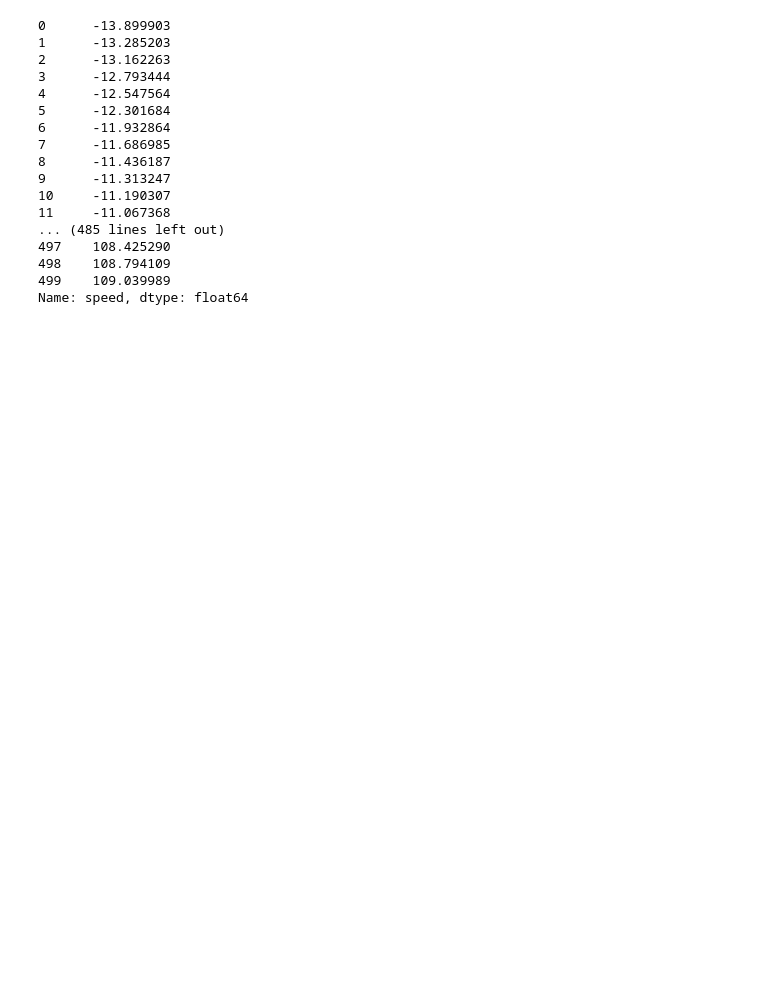
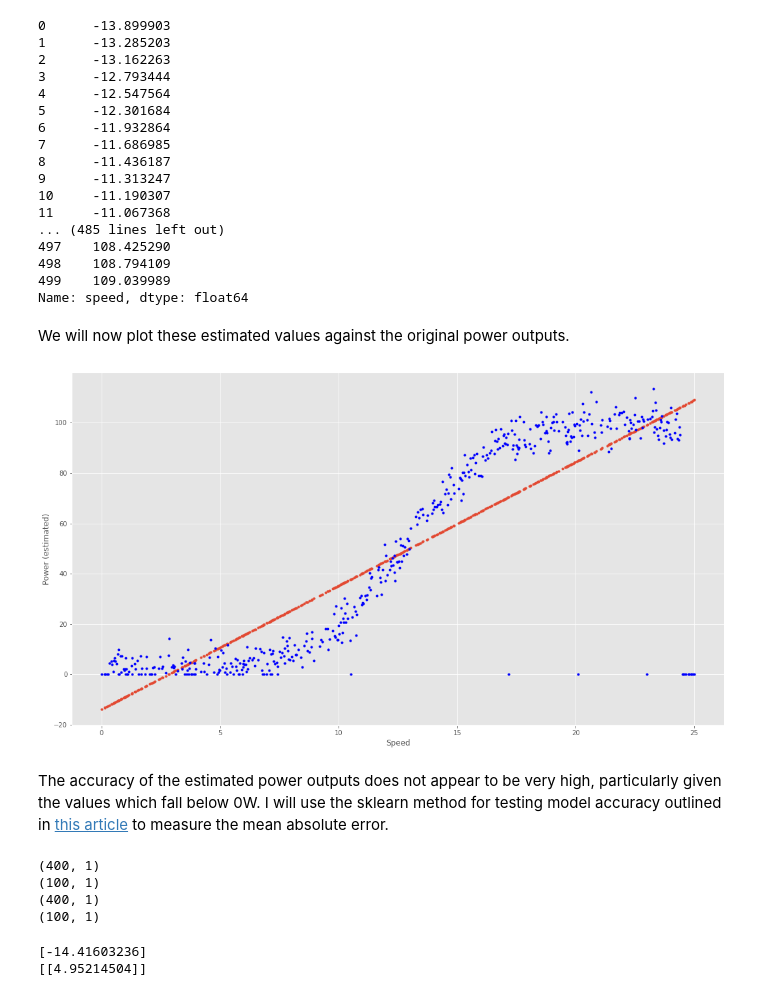
Before and after one commit to donalbuggy/fundamentalsOfDataAnalysisProject, a Jupyter notebook: Fundamentals of Data Analysis Project Donal Buggy.ipynb, the cells around one changed output. Cells and saved outputs as stored; diff of their text form; code cells hidden in the pictures; blank space fills up the shorter version.

Commit message:
added sklearn regression section to check model accuracy, added references section

```diff
--- a/Fundamentals of Data Analysis Project Donal Buggy.ipynb
+++ b/Fundamentals of Data Analysis Project Donal Buggy.ipynb
@@ -100,3 +100,49 @@ findPower(df['speed'])
 498    108.794109
 499    109.039989
 Name: speed, dtype: float64
+# %% [markdown]
+We will now plot these estimated values against the original power outputs.
+# %%
+x = df["speed"] # the original speed values
+powerEstimates =  findPower(df['speed']) # the estimated values generated from the linear regression formula
+plt.plot(x,powerEstimates, '.')
+plt.plot(x,y, '.', color="b") # y = the original power values declared in the first scatterplot
+plt.xlabel('Speed')
+plt.ylabel('Power (estimated)')
+plt.show()
+# %% [output]
+[figure, added]
+# %% [markdown]
+The accuracy of the estimated power outputs does not appear to be very high, particularly given the values which fall below 0W.
+I will use the sklearn method for testing model accuracy outlined in [this article](https://intellipaat.com/blog/what-is-linear-regression/) to measure the mean absolute error.
+# %%
+# the values for speed and power need to be converted into dataframe objects again,
+# as 1d arrays will not meet the requirements of the regressor.fit() function
+
+x = pd.DataFrame(df['speed'])
+y = pd.DataFrame(df['power'])
+
+# declaring the variables for test sets and training sets
+from sklearn.model_selection import train_test_split
+x_train, x_test, y_train, y_test = train_test_split(x, y, test_size=0.2, random_state=1)
+
+# using shape() to confirm that all four variable are arrays of the correct number of dimensions.
+print(x_train.shape)
+print(x_test.shape)
+print(y_train.shape)
+print(y_test.shape)
+# %% [output]
+(400, 1)
+(100, 1)
+(400, 1)
+(100, 1)
+# %%
+regressor = LinearRegression()
+regressor.fit(x_train, y_train)
+
+# getting the y-intercept and coefficient values
+print(regressor.intercept_)
+print(regressor.coef_)
+# %% [output]
+[-14.41603236]
+[[4.95214504]]
```
Also changed, not shown: parts of 9 cells of this notebook.
